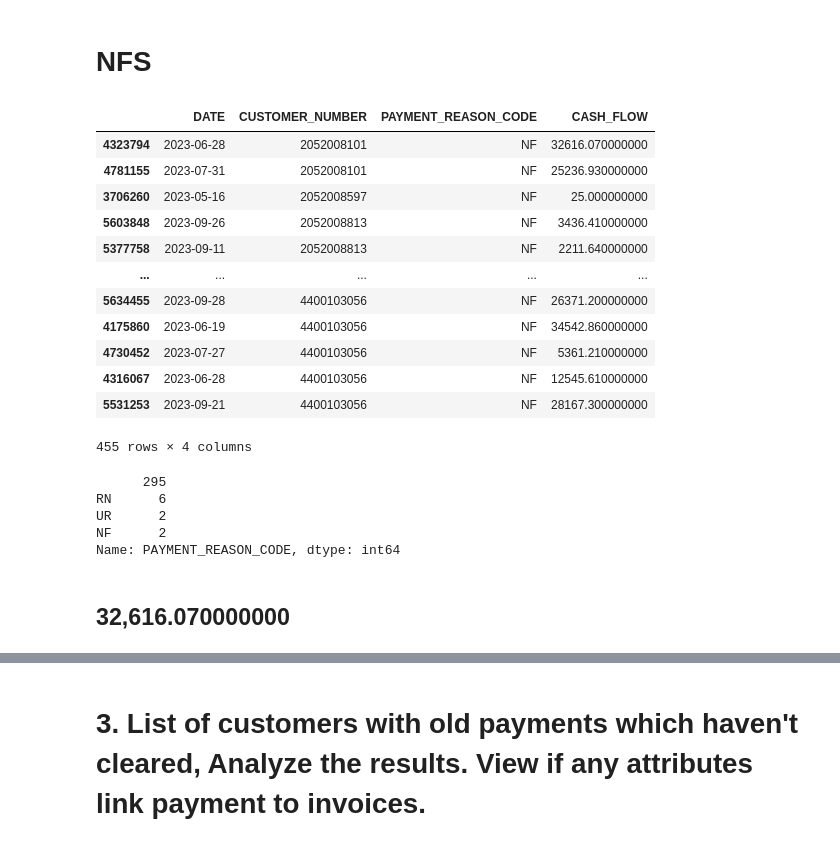
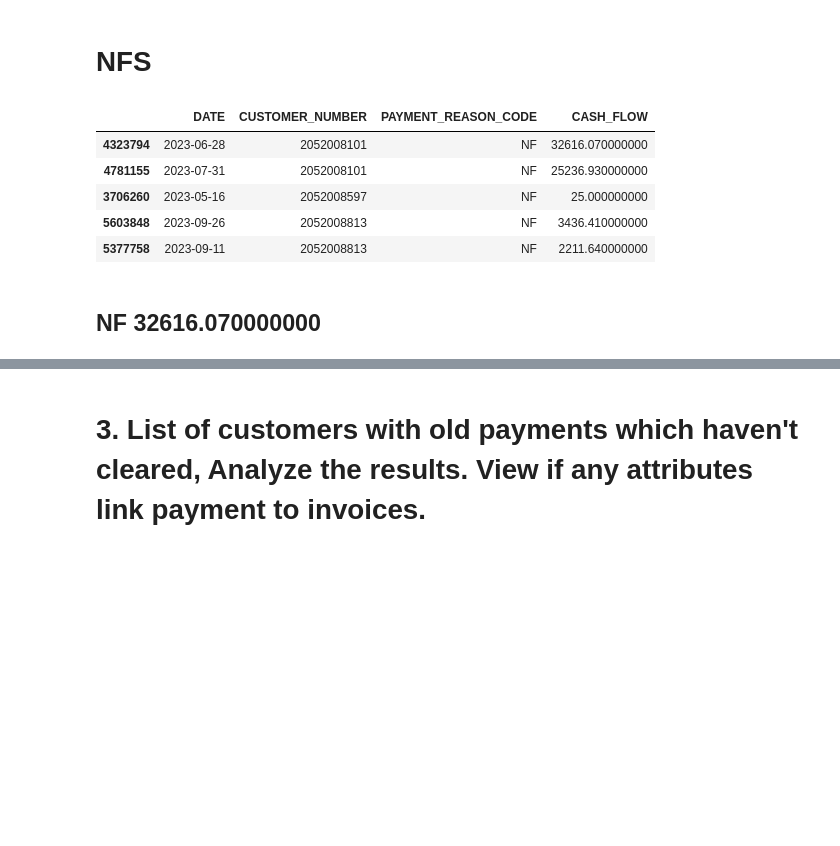
Before and after one commit to cah-madison-johnson/treasure_chest, a Jupyter notebook: Account Reconciliation Automation/reconcil.ipynb, the cells around one changed output, grey strips where cells are left out. Drawn from its saved outputs; the diff is of its cells as text; code cells hidden in the pictures; blank space fills up the shorter version.

```diff
--- a/Account Reconciliation Automation/reconcil.ipynb
+++ b/Account Reconciliation Automation/reconcil.ipynb
@@ -196,30 +196,15 @@ temp.sort_values('CASH_FLOW')
 # %% [markdown]
 # NFS
 # %%
-match_me.query('PAYMENT_REASON_CODE == "NF"').sort_values('CUSTOMER_NUMBER')
+match_me.query('PAYMENT_REASON_CODE == "NF"').sort_values('CUSTOMER_NUMBER').head()
 # %% [output]
 |  | DATE | CUSTOMER_NUMBER | PAYMENT_REASON_CODE | CASH_FLOW |
 | 4323794 | 2023-06-28 | 2052008101 | NF | 32616.070000000 |
 | 4781155 | 2023-07-31 | 2052008101 | NF | 25236.930000000 |
 | 3706260 | 2023-05-16 | 2052008597 | NF | 25.000000000 |
 | 5603848 | 2023-09-26 | 2052008813 | NF | 3436.410000000 |
 | 5377758 | 2023-09-11 | 2052008813 | NF | 2211.640000000 |
-| ... | ... | ... | ... | ... |
-| 5634455 | 2023-09-28 | 4400103056 | NF | 26371.200000000 |
-| 4175860 | 2023-06-19 | 4400103056 | NF | 34542.860000000 |
-| 4730452 | 2023-07-27 | 4400103056 | NF | 5361.210000000 |
-| 4316067 | 2023-06-28 | 4400103056 | NF | 12545.610000000 |
-| 5531253 | 2023-09-21 | 4400103056 | NF | 28167.300000000 |
-455 rows × 4 columns
 # %%
 nf=match_me.query('CUSTOMER_NUMBER=="2052008101"')
-# %%
-nf.PAYMENT_REASON_CODE.value_counts()
-# %% [output]
-      295
-RN      6
-UR      2
-NF      2
-Name: PAYMENT_REASON_CODE, dtype: int64
 # %% [markdown]
-## 32,616.070000000
+## NF	32616.070000000
```
Also changed, not shown: parts of 8 cells of this notebook.
